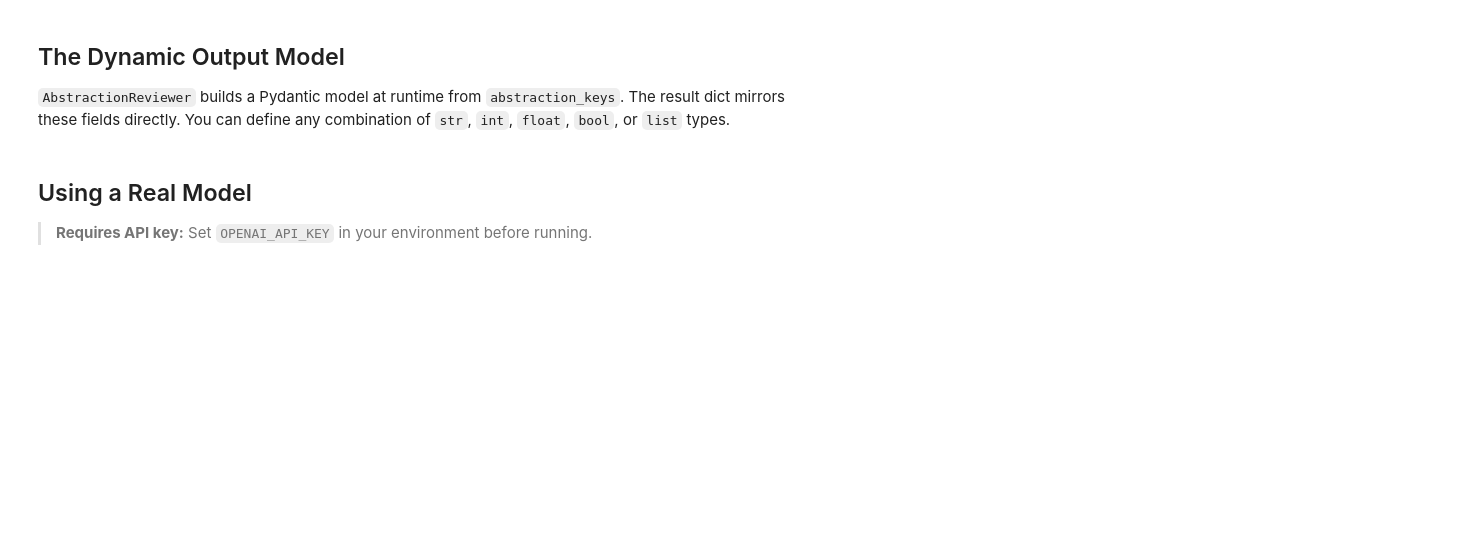
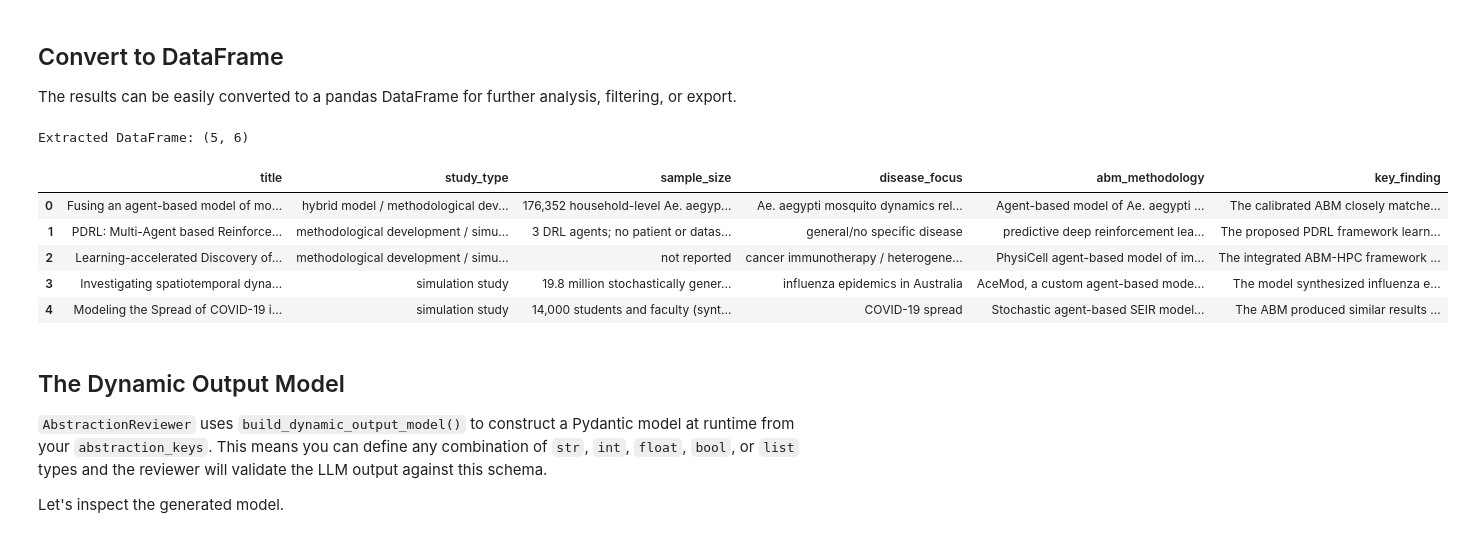
Before and after one commit to PouriaRouzrokh/LatteReview, a Jupyter notebook: tutorials_agentic/abstraction_review_simple/abstraction_review_simple.ipynb, the cells around one changed output. Cells and saved outputs as stored; diff of their text form; code cells hidden in the pictures; blank space fills up the shorter version.

```diff
--- a/tutorials_agentic/abstraction_review_simple/abstraction_review_simple.ipynb
+++ b/tutorials_agentic/abstraction_review_simple/abstraction_review_simple.ipynb
@@ -63,0 +27,7 @@ print(f"\nCost: ${cost:.6f}")
+# %%
+df = pd.read_csv("data.csv")
+print(f"Dataset: {len(df)} articles")
+print(f"Columns: {list(df.columns)}")
+print(f"Year range: {df['Year'].min()} - {df['Year'].max()}")
+print()
+df[["Title", "Year"]].head(5)
@@ -63,0 +107,9 @@ print(f"\nCost: ${cost:.6f}")
+# %%
+# Combine title and abstract for richer context
+articles = [
+    f"Title: {row['Title']}\n\nAbstract: {row['Abstract']}"
+    for _, row in df.head(5).iterrows()
+]
+
+print(f"Processing {len(articles)} articles...")
+print(f"\nExample input (truncated):\n{articles[0][:200]}...")
@@ -64,9 +123,13 @@ print(f"\nCost: ${cost:.6f}")
 # %%
-results, total_cost = await abstractor.review_items(sample_items)
+results, total_cost = await abstractor.review_items(articles)
 
-for i, r in enumerate(results):
-    print(f"\nArticle {i+1}:")
-    for key, value in r.items():
-        print(f"  {key}: {value}")
+print(f"Extracted data from {len(results)} articles")
+print(f"Total cost: ${total_cost:.4f}")
+print()
 
-print(f"\nTotal cost: ${total_cost:.6f}")
+# Display each result
+for i, result in enumerate(results):
+    print(f"\n--- Article {i + 1}: {df.iloc[i]['Title'][:60]}... ---")
+    for key, value in result.items():
+        if not key.startswith("_"):
+            print(f"  {key}: {value}")
@@ -73,4 +154,31 @@ print(f"\nTotal cost: ${total_cost:.6f}")
+# %% [markdown]
+## Convert to DataFrame
+
+The results can be easily converted to a pandas DataFrame for further analysis, filtering, or export.
+# %%
+# Build a DataFrame from results
+extracted_df = pd.DataFrame(results)
+
+# Drop internal columns (prefixed with _)
+display_cols = [c for c in extracted_df.columns if not c.startswith("_")]
+extracted_df = extracted_df[display_cols]
+
+# Add article titles for context
+extracted_df.insert(0, "title", df["Title"].head(5).values)
+
+print(f"Extracted DataFrame: {extracted_df.shape}")
+extracted_df
+# %% [output]
+Extracted DataFrame: (5, 6)
+|  | title | study_type | sample_size | disease_focus | abm_methodology | key_finding |
+| 0 | Fusing an agent-based model of mo... | hybrid model / methodological dev... | 176,352 household-level Ae. aegyp... | Ae. aegypti mosquito dynamics rel... | Agent-based model of Ae. aegypti ... | The calibrated ABM closely matche... |
+| 1 | PDRL: Multi-Agent based Reinforce... | methodological development / simu... | 3 DRL agents; no patient or datas... | general/no specific disease | predictive deep reinforcement lea... | The proposed PDRL framework learn... |
+| 2 | Learning-accelerated Discovery of... | methodological development / simu... | not reported | cancer immunotherapy / heterogene... | PhysiCell agent-based model of im... | The integrated ABM-HPC framework ... |
+| 3 | Investigating spatiotemporal dyna... | simulation study | 19.8 million stochastically gener... | influenza epidemics in Australia | AceMod, a custom agent-based mode... | The model synthesized influenza e... |
+| 4 | Modeling the Spread of COVID-19 i... | simulation study | 14,000 students and faculty (synt... | COVID-19 spread | Stochastic agent-based SEIR model... | The ABM produced similar results ... |
 # %% [markdown]
 ## The Dynamic Output Model
 
-`AbstractionReviewer` builds a Pydantic model at runtime from `abstraction_keys`. The result dict mirrors these fields directly. You can define any combination of `str`, `int`, `float`, `bool`, or `list` types.
+`AbstractionReviewer` uses `build_dynamic_output_model()` to construct a Pydantic model at runtime from your `abstraction_keys`. This means you can define any combination of `str`, `int`, `float`, `bool`, or `list` types and the reviewer will validate the LLM output against this schema.
+
+Let's inspect the generated model.
@@ -84,4 +184,0 @@ print(df.to_string(index=False))
-# %% [markdown]
-## Using a Real Model
-
-> **Requires API key:** Set `OPENAI_API_KEY` in your environment before running.
```
Also changed, not shown: parts of 21 cells of this notebook, 10 other files.
